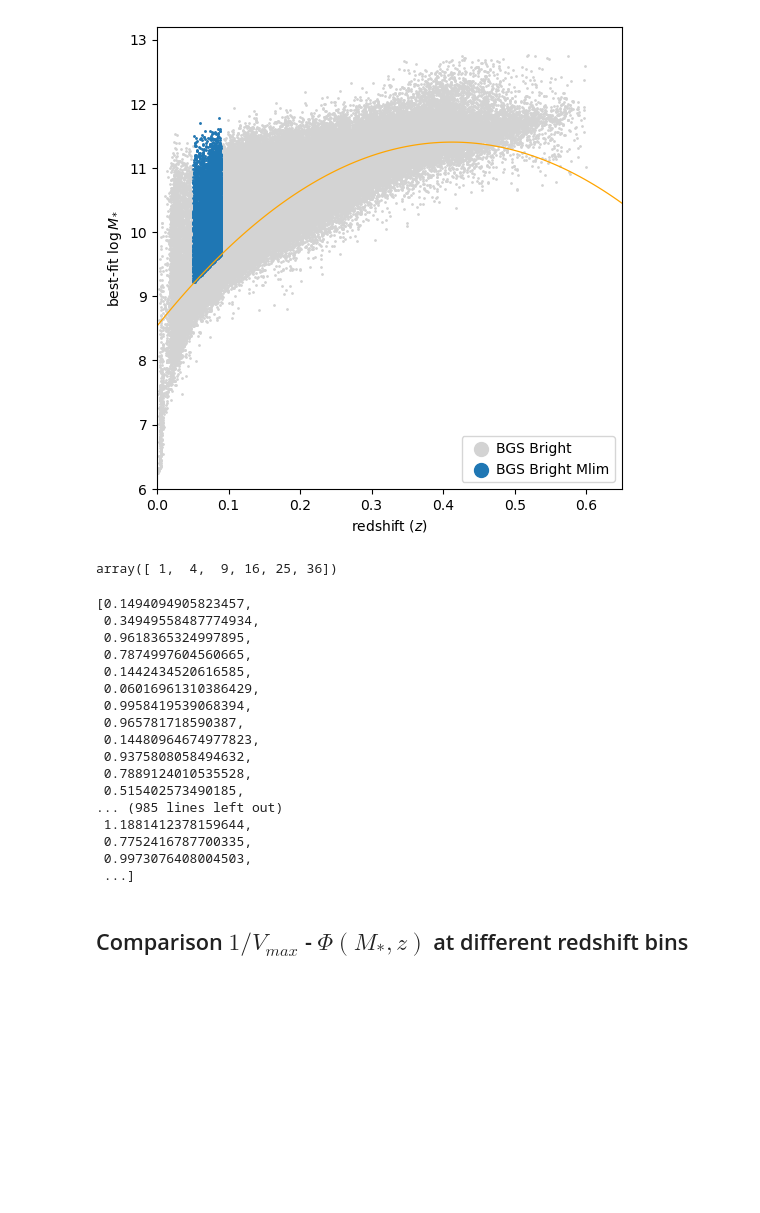
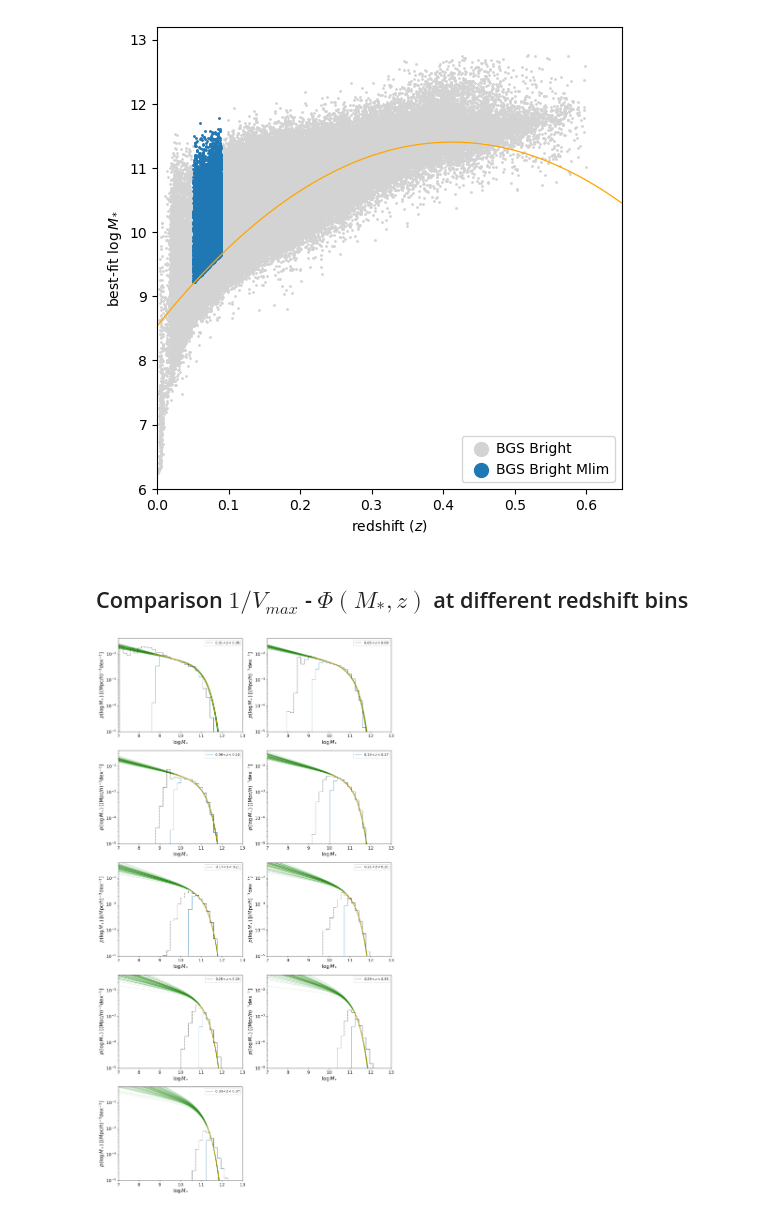
Before and after one commit to fedehope/zSMF, a Jupyter notebook: paper/smf_error.ipynb, the cells around one changed output. Cells and saved outputs as stored; diff of their text form; code cells hidden in the pictures; blank space fills up the shorter version.

```diff
--- a/paper/smf_error.ipynb
+++ b/paper/smf_error.ipynb
@@ -33,34 +33,14 @@ I = [integrate.quad(ZSchechterModel.phi, zsmf.mlim[i], 13., args=(zsmf.z0, a0, a
 # %%
-def vec_integral():
-    a0, a1, a2, a3 = emcee_run02.get_best_params()
-    zsmf = ZSchechterModel(bgs, 0.0, 0.3, 0.15)
-    I = [integrate.quad(ZSchechterModel.phi, zsmf.mlim[i], 13., args=(zsmf.z0, a0, a1, a2, a3))[0] for i in
-             range(zsmf.mlim.shape[0])]
+# def vec_integral():
+#     a0, a1, a2, a3 = emcee_run02.get_best_params()
+#     zsmf = ZSchechterModel(bgs, 0.0, 0.3, 0.15)
+#     I = [integrate.quad(ZSchechterModel.phi, zsmf.mlim[i], 13., args=(zsmf.z0, a0, a1, a2, a3))[0] for i in
+#              range(zsmf.mlim.shape[0])]
 
-vfunc = np.vectorize(square)
-vfunc([1,2,3,4,5,6])
+# vfunc = np.vectorize(square)
+# vfunc([1,2,3,4,5,6])
-# %% [output]
-array([ 1,  4,  9, 16, 25, 36])
 # %%
-I
+# I
-# %% [output]
-[0.1494094905823457,
- 0.34949558487774934,
- 0.9618365324997895,
- 0.7874997604560665,
- 0.1442434520616585,
- 0.06016961310386429,
- 0.9958419539068394,
- 0.965781718590387,
- 0.14480964674977823,
- 0.9375808058494632,
- 0.7889124010535528,
- 0.515402573490185,
-... (985 lines left out)
- 1.1881412378159644,
- 0.7752416787700335,
- 0.9973076408004503,
- ...]
 # %% [markdown]
 ## Comparison $1/V_{max}$ - $\Phi(M_{*}, z)$ at different redshift bins
 # %%
@@ -68,6 +48,7 @@ zmins = np.array([0.01 + 0.04 * i for i in range(9)])
 zmaxs = np.array([0.05 + 0.04 * i for i in range(9)])
 
 x_lin_ext = np.linspace(7, 14, 100)
+best_params = emcee_run03.get_best_params()
 
 fig = plt.figure(figsize=(15,30))
 
@@ -82,36 +63,38 @@ plot_params3 = {'color':'red', 'linestyle':'-'}
 
 for i, zmin, zmax, z0 in zip(range(9), zmins, zmaxs, zmins + (zmaxs - zmins)/2.):
     plt.subplot(5,2,i+1)
 
     # TODO REMEMBER THAT YOU SHOULD CALCULATE THE NORMALISATION FROM SCRATCH FOR EACH DRAW FROM THE SAMPLES
-    inds = np.random.randint(len(emcee_run.flat_samples), size=100)
+    inds = np.random.randint(len(emcee_run03.flat_samples), size=100)
     for ind in inds:
         z_smf_err = ZSchechterModel(bgs, zmin, zmax, z0)
 
-        n_err = z_smf_err.normalisation(emcee_run.flat_samples[ind])
+        n_err = z_smf_err.normalisation(emcee_run03.flat_samples[ind])
 
-        Plotter.plot_zschechter(x_lin_ext, z0, n_err, emcee_run.flat_samples[ind], **{'alpha':0.1, 'color':'green'})
+        Plotter.plot_zschechter(x_lin_ext, z0, n_err, emcee_run03.flat_samples[ind], **{'alpha':0.1, 'color':'green'})
 #   --------------------------------------------------------------------------------------------------------------
 
 
     h, b, _h, _b = vmax_hist.histogram_norm(zmin, zmax)
     z_smf = ZSchechterModel(bgs, zmin, zmax, z0)
 
     n = z_smf.normalisation(best_params)
 
 
     x_lin = np.linspace(z_smf.mlim.min(), 14, 100)
 
     plotter.plot_vmax_hist(h, b, _h, _b, **{'label':f'${zmin:.2f}< z <{zmax:.2f}$'})
     Plotter.plot_zschechter(x_lin, z0, n, best_params, **plot_params)
     Plotter.plot_zschechter(x_lin_ext, z0, n, best_params, **plot_params_ext)
 
 
 
     plt.xticks(fontsize=13)
     plt.yticks(fontsize=13)
     plt.legend(loc='best')
 plt.show()
+# %% [output]
+[figure, added]
 # %%
 zmins = np.array([0.01 + 0.04 * i for i in range(9)])
 zmaxs = np.array([0.05 + 0.04 * i for i in range(9)])
```
Also changed, not shown: parts of 1 cell of this notebook, 2 other files.
